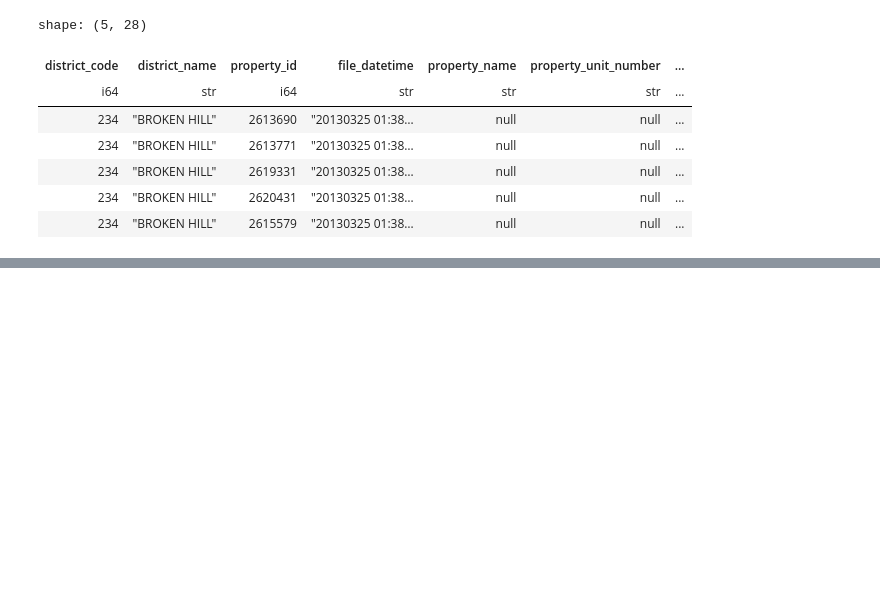
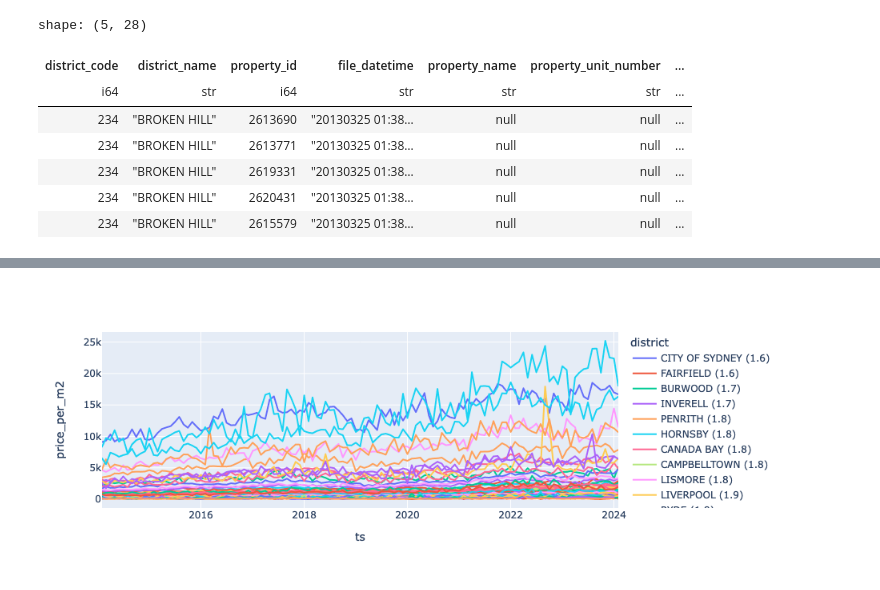
Before and after one commit to Posnet/nsw-property-sales, a Jupyter notebook: land.ipynb, the cells around one changed output, grey strips where cells are left out. Drawn from its saved outputs; the diff is of its cells as text; code cells hidden in the pictures; blank space fills up the shorter version.

```diff
--- a/land.ipynb
+++ b/land.ipynb
@@ -354 +12,3 @@ len(df)
+# %%
+df2 = df.filter(pc.area.is_not_null() & (pc.area_type == 'Square Meters'))
 # %%
@@ -362,3 +22,23 @@ shape: (5, 28)
 | 234 | "BROKEN HILL" | 2619331 | "20130325 01:38… | null | null | ... |
 | 234 | "BROKEN HILL" | 2620431 | "20130325 01:38… | null | null | ... |
 | 234 | "BROKEN HILL" | 2615579 | "20130325 01:38… | null | null | ... |
+# %%
+df3 = df2.with_columns(
+    ts = pc.settlement_date.cast(str).str.strptime(pl.Datetime, '%Y%m%d')
+).filter(
+    pc.zone_name.str.to_lowercase().str.contains('residential')
+).group_by(
+    pc.ts.dt.round('1mo'),
+    pc.district_name,
+).agg(
+    price_per_m2=(pc.purchase_price / pc.area).median(),
+).filter(
+    pl.len().over(pc.district_name) > 100,
+    pc.price_per_m2 < 100_000,
+    pc.price_per_m2 > 10,
+    pc.ts > pd.Timestamp('2014-01-01'),
+    pc.ts < pd.Timestamp.now(),
+    pc.district_name.is_not_null(),
+).with_columns(
+    multiplier = pc.price_per_m2.quantile(0.9).over('district_name') / pc.price_per_m2.quantile(0.1).over('district_name')
+)
@@ -364,0 +61,10 @@ shape: (5, 28)
+# %%
+x = df3.to_pandas().sort_values(['multiplier', 'district_name', 'ts'])
+x['district'] = x.district_name + ' (' + x.multiplier.round(1).astype(str) + ')'
+px.line(
+    x,
+    x='ts', y='price_per_m2', color="district",
+    # log_y=True,
+)
+# %% [output]
+[figure, added]
```
Also changed, not shown: parts of 41 cells of this notebook, 2 other files.
